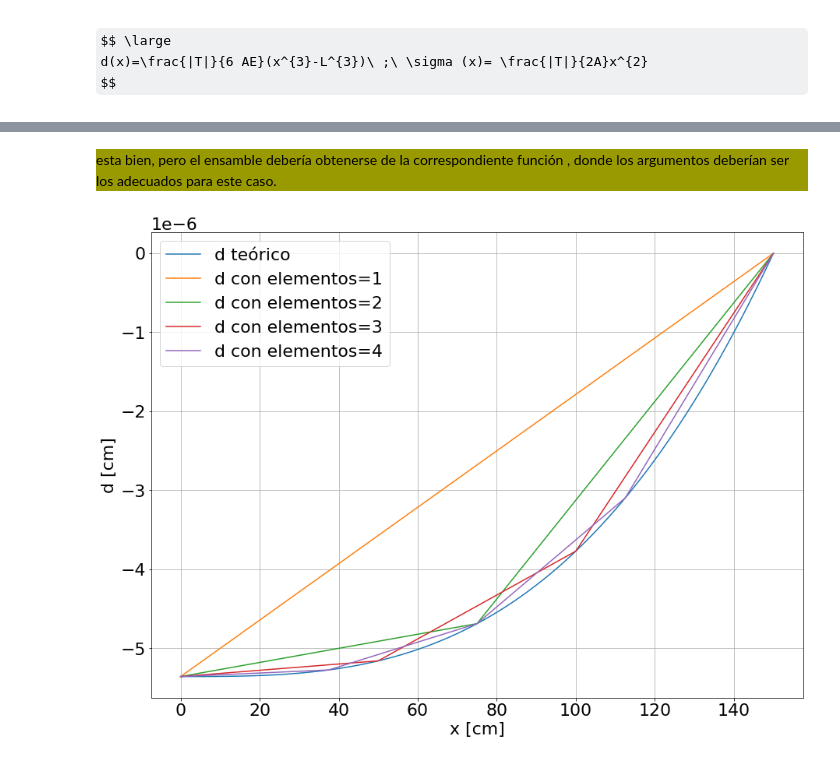
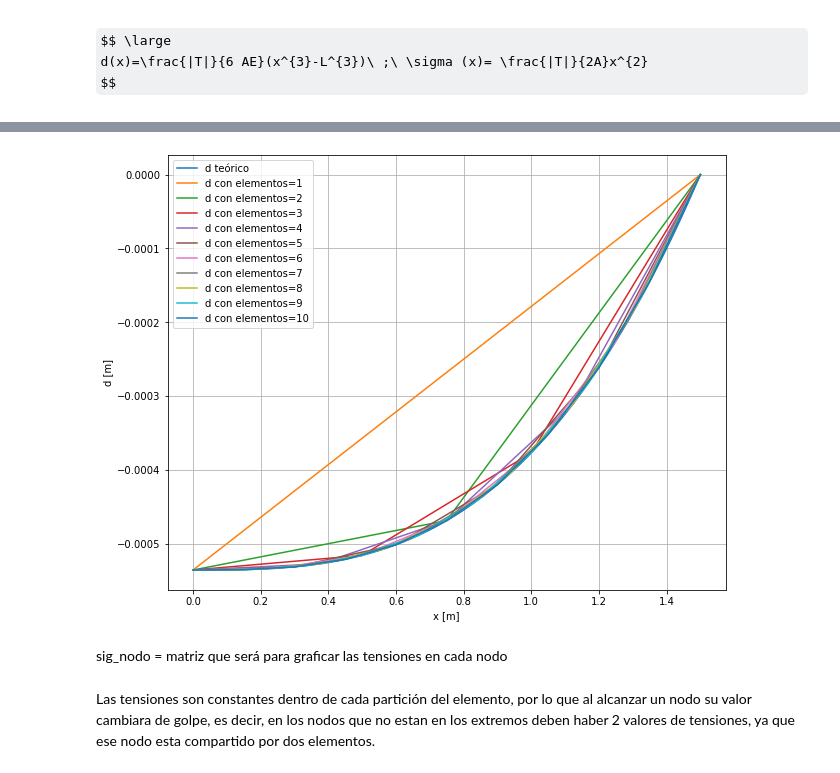
Before and after one commit to SolBortule/2022_Ingenieria, a Jupyter notebook: Consultas/Luciano/Guía 2/P3_G2.ipynb, the cells around one changed output, grey strips where cells are left out. Saved outputs shown, nothing was run; the diff lists cells and outputs as text; code cells hidden in the pictures; some formulas as TeX source.

```diff
--- a/Consultas/Luciano/Guía 2/P3_G2.ipynb
+++ b/Consultas/Luciano/Guía 2/P3_G2.ipynb
@@ -22,11 +23,7 @@ import matplotlib.pyplot as plt
-# %%
-# porfa haganme los graficos con letras mas grandes que no veo !
-plt.rc('font', size=22)
-# %%
-barras = 5
 # %%
-A = 10  # cm2
-E = 210e9  # N/cm2
+A = 10/(100**2)  # m2
+E = 210e9/(100**2)   # N/m2
 C = -20
-L = 150  # cm
+L = 150/100  # m
+glxn = 1  # grados de libertad por nodo
 # %%
@@ -41,2 +37,0 @@ def F_x(x):
-# %% [markdown]
-<div style="background:#999900"> esta bien, pero el ensamble debería obtenerse de la correspondiente función , donde los argumentos deberían ser los adecuados para este caso.</div>
@@ -70,15 +38,16 @@ def distrib(A, E, C, L, barras):
 # %%
-fig, ax = plt.subplots(figsize=(15,11))
+fig, ax = plt.subplots(figsize=(10,8))
 x_teo = np.linspace(0,L,500)
 plt.plot(x_teo,d_x(x_teo),label='d teórico')
 
-for elemento in range(1,5):
-    f, d, Fr = distrib(A, E, C, L, elemento)
-    x_exp = np.linspace(0,L,elemento+1)
-    plt.plot(x_exp,d,label=f'd con elementos={elemento}')
-plt.ylabel('d [cm]')
-plt.xlabel('x [cm]')
+for barras in range(1,11):
+    # utilizo la función creada para este ejercicio
+    f, d, Rx, sig = mef.dist_uniforme_barra(A, E, C, L, barras)
+    x_exp = np.linspace(0,L,barras+1)
+    plt.plot(x_exp,d,label=f'd con elementos={barras}')
+plt.ylabel('d [m]')
+plt.xlabel('x [m]')
 plt.legend()
 plt.grid('on')
 # %% [output]
-[figure, old version]
+[figure, new version]
@@ -84,0 +57,4 @@ plt.grid('on')
+# %% [markdown]
+sig_nodo = matriz que será para graficar las tensiones en cada nodo
+# %% [markdown]
+Las tensiones son constantes dentro de cada partición del elemento, por lo que al alcanzar un nodo su valor cambiara de golpe, es decir, en los nodos que no estan en los extremos deben haber 2 valores de tensiones, ya que ese nodo esta compartido por dos elementos.
```
Also changed, not shown: parts of 7 cells of this notebook, 4 other files.
